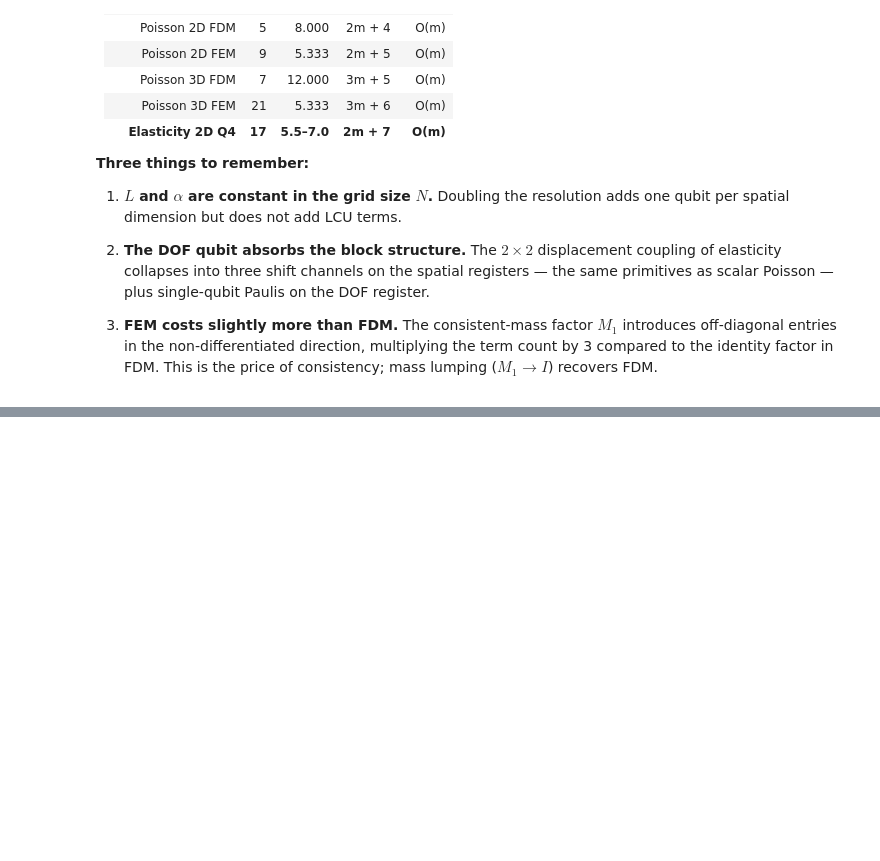
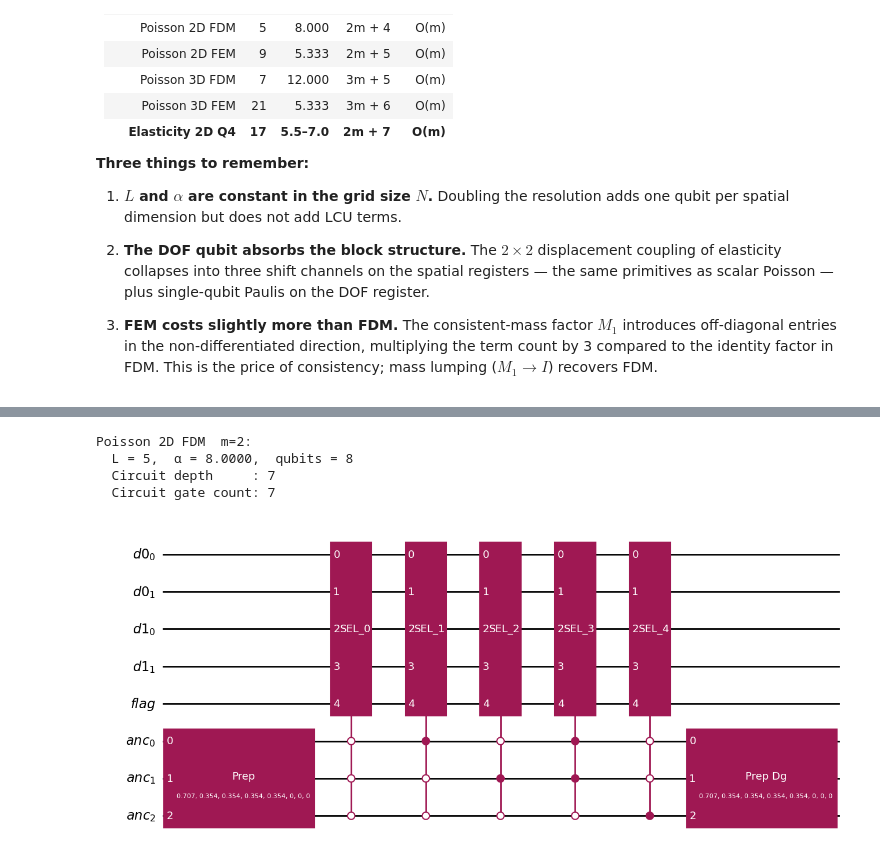
Before and after one commit to UW-ERSL/PyBlockEncode, a Jupyter notebook: BlockEncoding_Tutorial.ipynb, the cells around one changed output, grey strips where cells are left out. Cells and saved outputs as stored; diff of their text form; code cells hidden in the pictures; blank space fills up the shorter version.

```diff
--- a/BlockEncoding_Tutorial.ipynb
+++ b/BlockEncoding_Tutorial.ipynb
@@ -646,0 +932,16 @@ print("\nAll L and α values are independent of m — confirmed.")
+# %%
+# 2D FDM Poisson, m=2
+pc_2d = PoissonCircuit(m=2, dim=2, disc='fdm')
+print(f"Poisson 2D FDM  m=2:")
+print(f"  L = {pc_2d.num_terms},  α = {pc_2d.alpha:.4f},  qubits = {pc_2d.num_qubits}")
+
+qc_p2d = pc_2d.circuit()
+print(f"  Circuit depth     : {qc_p2d.depth()}")
+print(f"  Circuit gate count: {sum(qc_p2d.count_ops().values())}")
+qc_p2d.draw('mpl')
+# %% [output]
+Poisson 2D FDM  m=2:
+  L = 5,  α = 8.0000,  qubits = 8
+  Circuit depth     : 7
+  Circuit gate count: 7
+[figure, added]
```
Also changed, not shown: parts of 38 cells of this notebook, 1 other file.
